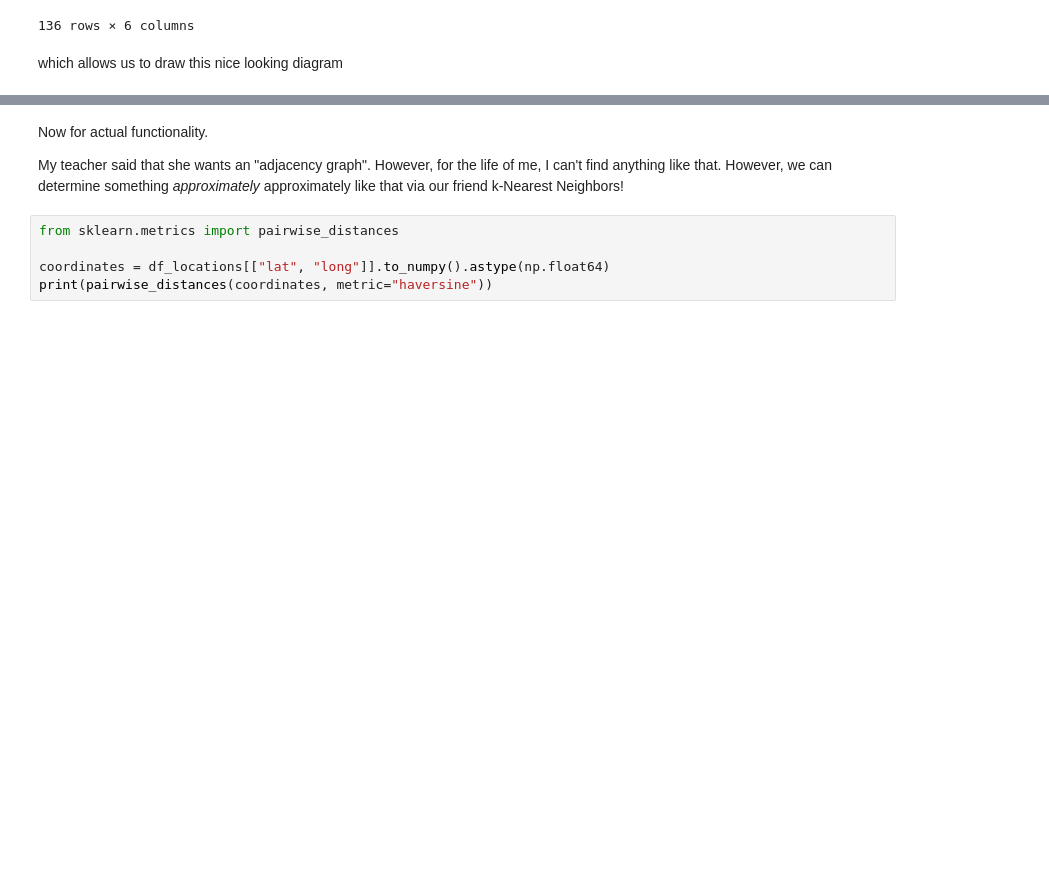
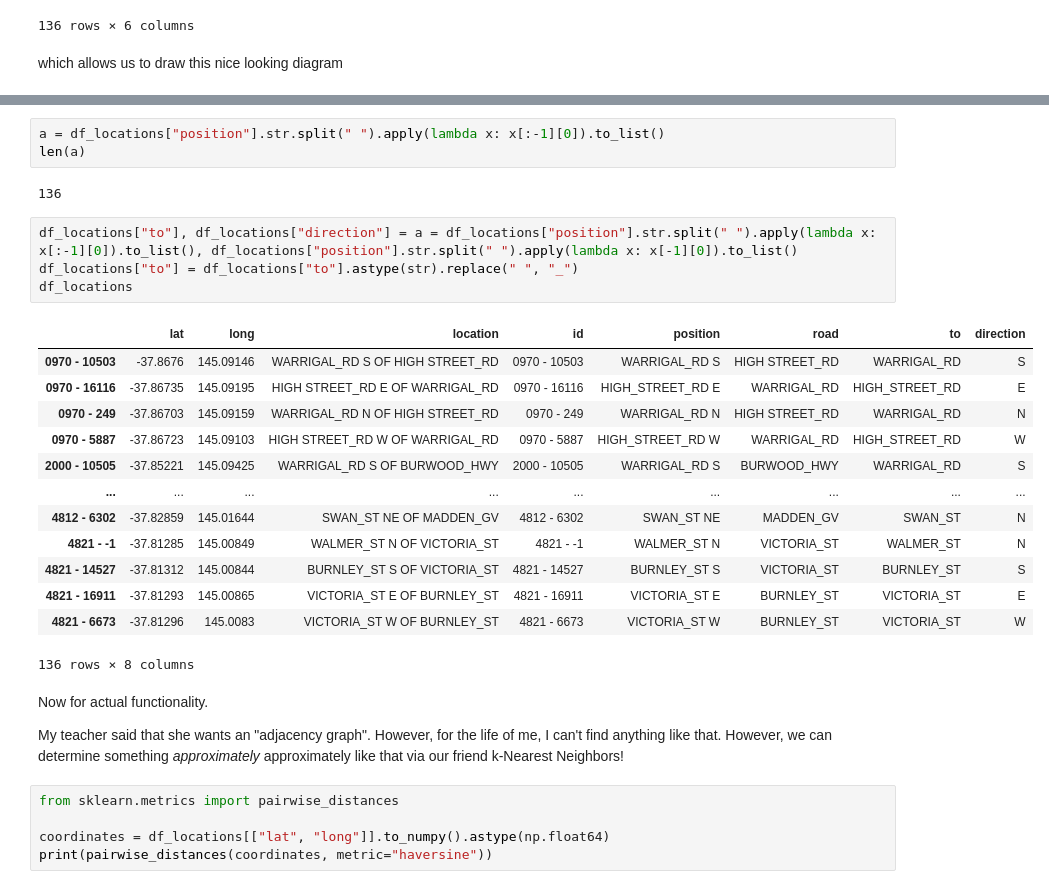
Before and after one commit to ducbadatcs/TrafficFlowPrediction, a Jupyter notebook: analyze_lstm.ipynb, the cells around one changed output, grey strips where cells are left out. Cells and saved outputs as stored; diff of their text form; blank space fills up the shorter version.

```diff
--- a/analyze_lstm.ipynb
+++ b/analyze_lstm.ipynb
@@ -348,3 +419,26 @@ plt.show()
+# %%
+a = df_locations["position"].str.split(" ").apply(lambda x: x[:-1][0]).to_list()
+len(a)
+# %% [output]
+136
+# %%
+df_locations["to"], df_locations["direction"] = a = df_locations["position"].str.split(" ").apply(lambda x: x[:-1][0]).to_list(), df_locations["position"].str.split(" ").apply(lambda x: x[-1][0]).to_list()
+df_locations["to"] = df_locations["to"].astype(str).replace(" ", "_")
+df_locations
+# %% [output]
+|  | lat | long | location | id | position | road | to | direction |
+| 0970 - 10503 | -37.8676 | 145.09146 | WARRIGAL_RD S OF HIGH STREET_RD | 0970 - 10503 | WARRIGAL_RD S | HIGH STREET_RD | WARRIGAL_RD | S |
+| 0970 - 16116 | -37.86735 | 145.09195 | HIGH STREET_RD E OF WARRIGAL_RD | 0970 - 16116 | HIGH_STREET_RD E | WARRIGAL_RD | HIGH_STREET_RD | E |
+| 0970 - 249 | -37.86703 | 145.09159 | WARRIGAL_RD N OF HIGH STREET_RD | 0970 - 249 | WARRIGAL_RD N | HIGH STREET_RD | WARRIGAL_RD | N |
+| 0970 - 5887 | -37.86723 | 145.09103 | HIGH STREET_RD W OF WARRIGAL_RD | 0970 - 5887 | HIGH_STREET_RD W | WARRIGAL_RD | HIGH_STREET_RD | W |
+| 2000 - 10505 | -37.85221 | 145.09425 | WARRIGAL_RD S OF BURWOOD_HWY | 2000 - 10505 | WARRIGAL_RD S | BURWOOD_HWY | WARRIGAL_RD | S |
+| ... | ... | ... | ... | ... | ... | ... | ... | ... |
+| 4812 - 6302 | -37.82859 | 145.01644 | SWAN_ST NE OF MADDEN_GV | 4812 - 6302 | SWAN_ST NE | MADDEN_GV | SWAN_ST | N |
+| 4821 - -1 | -37.81285 | 145.00849 | WALMER_ST N OF VICTORIA_ST | 4821 - -1 | WALMER_ST N | VICTORIA_ST | WALMER_ST | N |
+| 4821 - 14527 | -37.81312 | 145.00844 | BURNLEY_ST S OF VICTORIA_ST | 4821 - 14527 | BURNLEY_ST S | VICTORIA_ST | BURNLEY_ST | S |
+| 4821 - 16911 | -37.81293 | 145.00865 | VICTORIA_ST E OF BURNLEY_ST | 4821 - 16911 | VICTORIA_ST E | BURNLEY_ST | VICTORIA_ST | E |
+| 4821 - 6673 | -37.81296 | 145.0083 | VICTORIA_ST W OF BURNLEY_ST | 4821 - 6673 | VICTORIA_ST W | BURNLEY_ST | VICTORIA_ST | W |
+136 rows × 8 columns
 # %% [markdown]
 Now for actual functionality.
 
```
Also changed, not shown: parts of 19 cells of this notebook, 5 other files.
